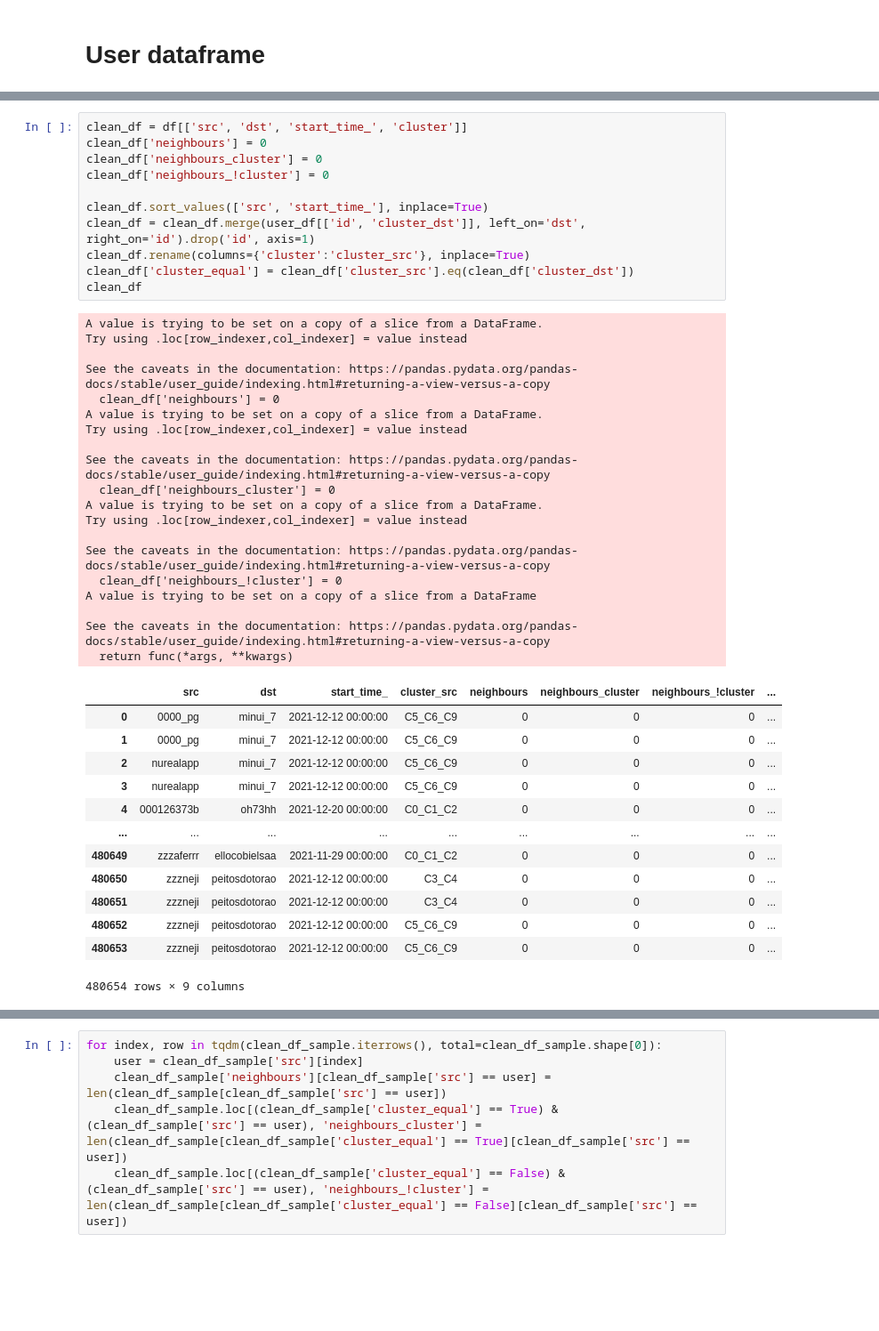
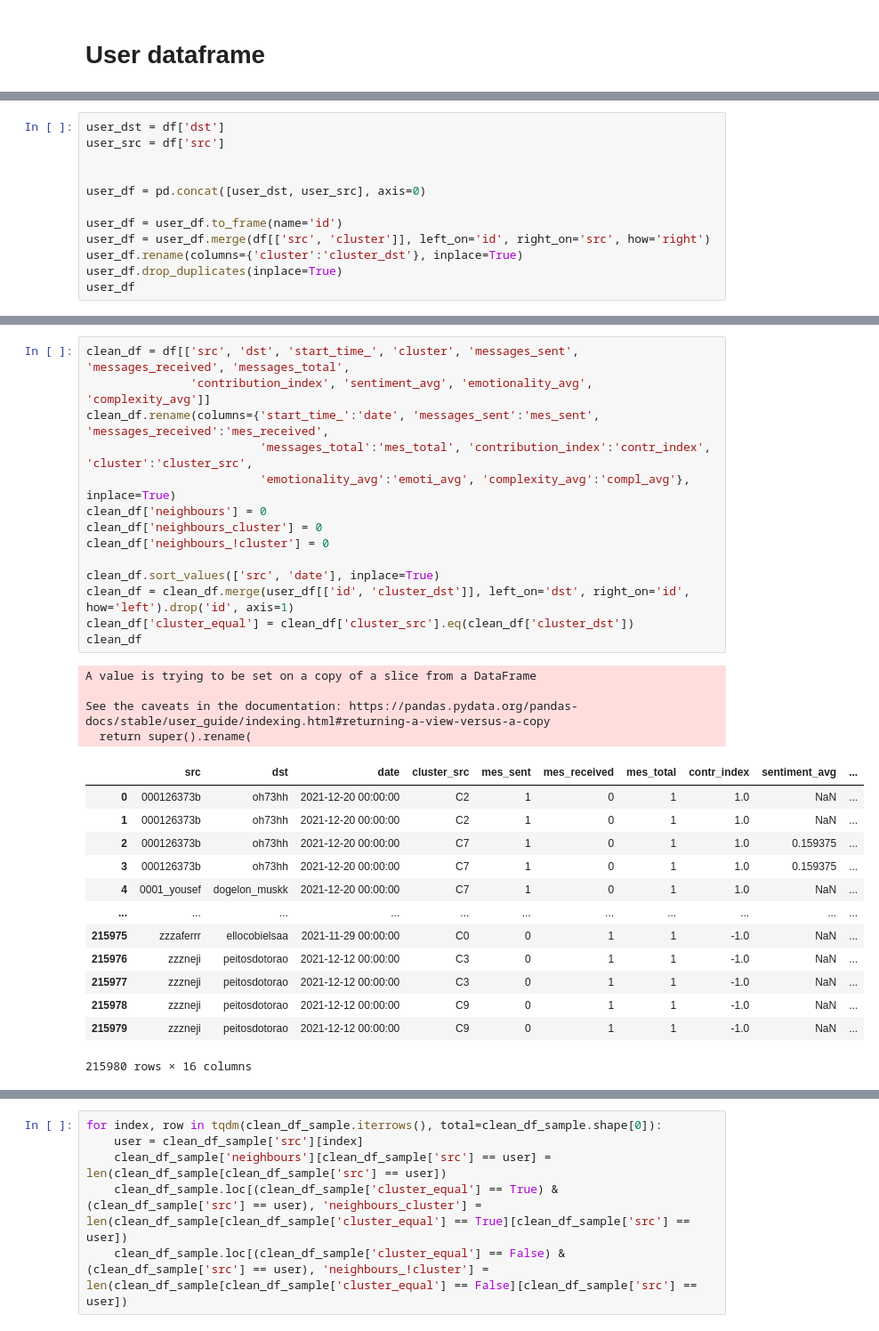
Before and after one commit to christianschwendner/coins_2122, a Jupyter notebook: Griffin_data/adjacency_matrix.ipynb, the cells around one changed output, grey strips where cells are left out. Shown at 89% size. Drawn from its saved outputs; the diff is of its cells as text; blank space fills up the shorter version.

```diff
--- a/Griffin_data/adjacency_matrix.ipynb
+++ b/Griffin_data/adjacency_matrix.ipynb
@@ -56,0 +48,12 @@ user_df
+# %%
+user_dst = df['dst']
+user_src = df['src']
+
+
+user_df = pd.concat([user_dst, user_src], axis=0)
+
+user_df = user_df.to_frame(name='id')
+user_df = user_df.merge(df[['src', 'cluster']], left_on='id', right_on='src', how='right')
+user_df.rename(columns={'cluster':'cluster_dst'}, inplace=True)
+user_df.drop_duplicates(inplace=True)
+user_df
@@ -57,44 +80,32 @@ user_df
 # %%
-clean_df = df[['src', 'dst', 'start_time_', 'cluster']]
+clean_df = df[['src', 'dst', 'start_time_', 'cluster', 'messages_sent', 'messages_received', 'messages_total',
+               'contribution_index', 'sentiment_avg', 'emotionality_avg', 'complexity_avg']]
+clean_df.rename(columns={'start_time_':'date', 'messages_sent':'mes_sent', 'messages_received':'mes_received',
+                         'messages_total':'mes_total', 'contribution_index':'contr_index', 'cluster':'cluster_src',
+                         'emotionality_avg':'emoti_avg', 'complexity_avg':'compl_avg'}, inplace=True)
 clean_df['neighbours'] = 0
 clean_df['neighbours_cluster'] = 0
 clean_df['neighbours_!cluster'] = 0
 
-clean_df.sort_values(['src', 'start_time_'], inplace=True)
-clean_df = clean_df.merge(user_df[['id', 'cluster_dst']], left_on='dst', right_on='id').drop('id', axis=1)
-clean_df.rename(columns={'cluster':'cluster_src'}, inplace=True)
+clean_df.sort_values(['src', 'date'], inplace=True)
+clean_df = clean_df.merge(user_df[['id', 'cluster_dst']], left_on='dst', right_on='id', how='left').drop('id', axis=1)
 clean_df['cluster_equal'] = clean_df['cluster_src'].eq(clean_df['cluster_dst'])
 clean_df
 # %% [output]
-A value is trying to be set on a copy of a slice from a DataFrame.
-Try using .loc[row_indexer,col_indexer] = value instead
-
-See the caveats in the documentation: https://pandas.pydata.org/pandas-docs/stable/user_guide/indexing.html#returning-a-view-versus-a-copy
-  clean_df['neighbours'] = 0
-A value is trying to be set on a copy of a slice from a DataFrame.
-Try using .loc[row_indexer,col_indexer] = value instead
-
-See the caveats in the documentation: https://pandas.pydata.org/pandas-docs/stable/user_guide/indexing.html#returning-a-view-versus-a-copy
-  clean_df['neighbours_cluster'] = 0
-A value is trying to be set on a copy of a slice from a DataFrame.
-Try using .loc[row_indexer,col_indexer] = value instead
-
-See the caveats in the documentation: https://pandas.pydata.org/pandas-docs/stable/user_guide/indexing.html#returning-a-view-versus-a-copy
-  clean_df['neighbours_!cluster'] = 0
 A value is trying to be set on a copy of a slice from a DataFrame
 
 See the caveats in the documentation: https://pandas.pydata.org/pandas-docs/stable/user_guide/indexing.html#returning-a-view-versus-a-copy
-  return func(*args, **kwargs)
+  return super().rename(
-|  | src | dst | start_time_ | cluster_src | neighbours | neighbours_cluster | neighbours_!cluster | ... |
-| 0 | 0000_pg | minui_7 | 2021-12-12 00:00:00 | C5_C6_C9 | 0 | 0 | 0 | ... |
-| 1 | 0000_pg | minui_7 | 2021-12-12 00:00:00 | C5_C6_C9 | 0 | 0 | 0 | ... |
-| 2 | nurealapp | minui_7 | 2021-12-12 00:00:00 | C5_C6_C9 | 0 | 0 | 0 | ... |
-| 3 | nurealapp | minui_7 | 2021-12-12 00:00:00 | C5_C6_C9 | 0 | 0 | 0 | ... |
-| 4 | 000126373b | oh73hh | 2021-12-20 00:00:00 | C0_C1_C2 | 0 | 0 | 0 | ... |
-| ... | ... | ... | ... | ... | ... | ... | ... | ... |
-| 480649 | zzzaferrr | ellocobielsaa | 2021-11-29 00:00:00 | C0_C1_C2 | 0 | 0 | 0 | ... |
-| 480650 | zzzneji | peitosdotorao | 2021-12-12 00:00:00 | C3_C4 | 0 | 0 | 0 | ... |
-| 480651 | zzzneji | peitosdotorao | 2021-12-12 00:00:00 | C3_C4 | 0 | 0 | 0 | ... |
-| 480652 | zzzneji | peitosdotorao | 2021-12-12 00:00:00 | C5_C6_C9 | 0 | 0 | 0 | ... |
-| 480653 | zzzneji | peitosdotorao | 2021-12-12 00:00:00 | C5_C6_C9 | 0 | 0 | 0 | ... |
+|  | src | dst | date | cluster_src | mes_sent | mes_received | mes_total | contr_index | sentiment_avg | ... |
+| 0 | 000126373b | oh73hh | 2021-12-20 00:00:00 | C2 | 1 | 0 | 1 | 1.0 | NaN | ... |
+| 1 | 000126373b | oh73hh | 2021-12-20 00:00:00 | C2 | 1 | 0 | 1 | 1.0 | NaN | ... |
+| 2 | 000126373b | oh73hh | 2021-12-20 00:00:00 | C7 | 1 | 0 | 1 | 1.0 | 0.159375 | ... |
+| 3 | 000126373b | oh73hh | 2021-12-20 00:00:00 | C7 | 1 | 0 | 1 | 1.0 | 0.159375 | ... |
+| 4 | 0001_yousef | dogelon_muskk | 2021-12-20 00:00:00 | C7 | 1 | 0 | 1 | 1.0 | NaN | ... |
+| ... | ... | ... | ... | ... | ... | ... | ... | ... | ... | ... |
+| 215975 | zzzaferrr | ellocobielsaa | 2021-11-29 00:00:00 | C0 | 0 | 1 | 1 | -1.0 | NaN | ... |
+| 215976 | zzzneji | peitosdotorao | 2021-12-12 00:00:00 | C3 | 0 | 1 | 1 | -1.0 | NaN | ... |
+| 215977 | zzzneji | peitosdotorao | 2021-12-12 00:00:00 | C3 | 0 | 1 | 1 | -1.0 | NaN | ... |
+| 215978 | zzzneji | peitosdotorao | 2021-12-12 00:00:00 | C9 | 0 | 1 | 1 | -1.0 | NaN | ... |
+| 215979 | zzzneji | peitosdotorao | 2021-12-12 00:00:00 | C9 | 0 | 1 | 1 | -1.0 | NaN | ... |
-480654 rows × 9 columns
+215980 rows × 16 columns
```
Also changed, not shown: parts of 16 cells of this notebook, 14 other files.
